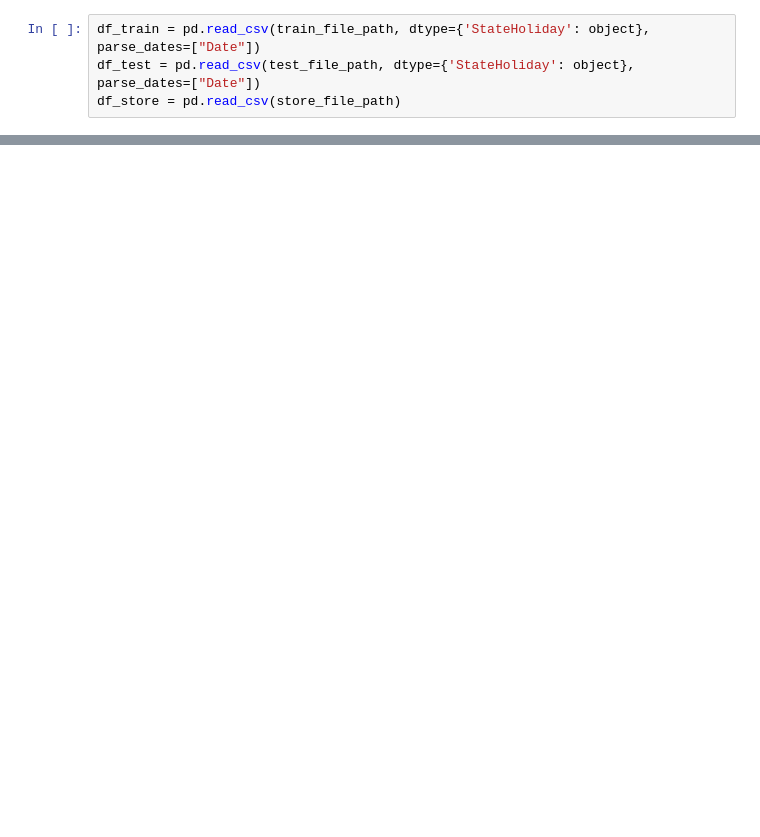
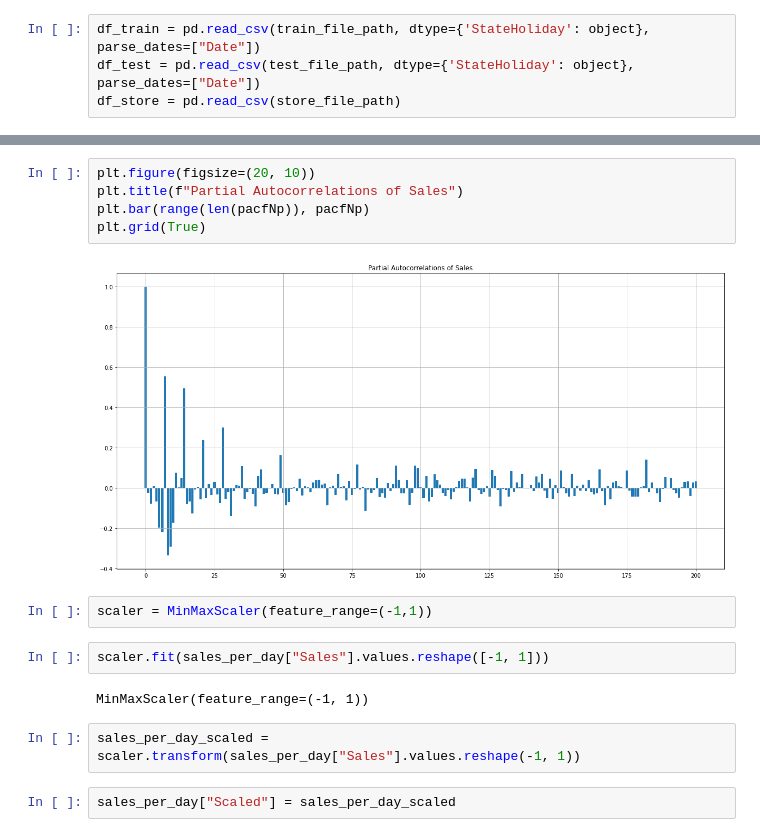
Before and after one commit to nahomfix/Pharmaceutical-Sales, a Jupyter notebook: notebooks/deep_learning.ipynb, the cells around one changed output, grey strips where cells are left out. Drawn from its saved outputs; the diff is of its cells as text; blank space fills up the shorter version.

```diff
--- a/notebooks/deep_learning.ipynb
+++ b/notebooks/deep_learning.ipynb
@@ -29,0 +76,17 @@ df_store = pd.read_csv(store_file_path)
+# %%
+plt.figure(figsize=(20, 10))
+plt.title(f"Partial Autocorrelations of Sales")
+plt.bar(range(len(pacfNp)), pacfNp)
+plt.grid(True)
+# %% [output]
+[figure, added]
+# %%
+scaler = MinMaxScaler(feature_range=(-1,1))
+# %%
+scaler.fit(sales_per_day["Sales"].values.reshape([-1, 1]))
+# %% [output]
+MinMaxScaler(feature_range=(-1, 1))
+# %%
+sales_per_day_scaled = scaler.transform(sales_per_day["Sales"].values.reshape(-1, 1))
+# %%
+sales_per_day["Scaled"] = sales_per_day_scaled
```
Also changed, not shown: parts of 32 cells of this notebook, 1 other file.
